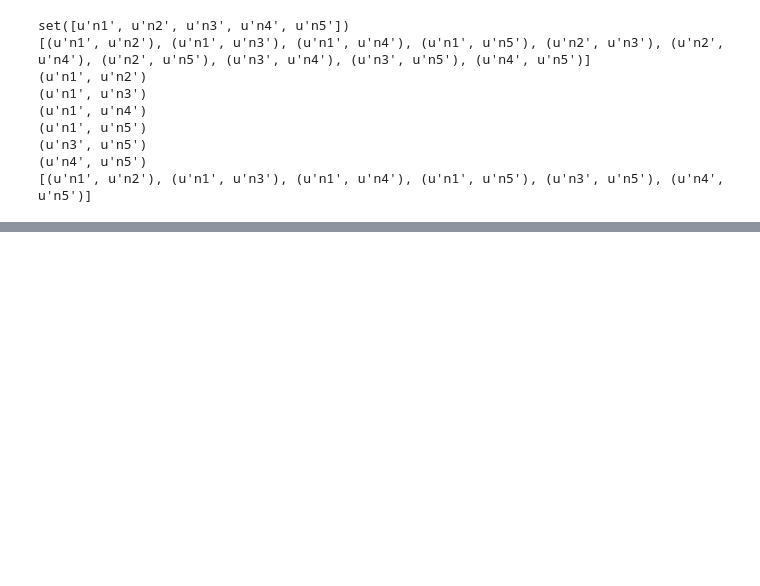
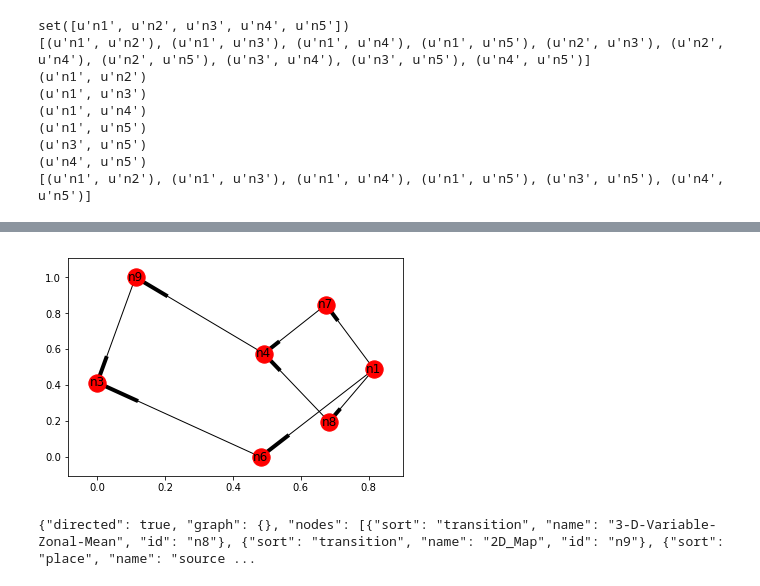
Before and after one commit to QiHaoBao/x6e6s, a Jupyter notebook: server/graphDemo.ipynb, the cells around one changed output, grey strips where cells are left out. Cells and saved outputs as stored; diff of their text form; code cells hidden in the pictures; blank space fills up the shorter version.

```diff
--- a/server/graphDemo.ipynb
+++ b/server/graphDemo.ipynb
@@ -164,0 +195,13 @@ set([u'n1', u'n2', u'n3', u'n4', u'n5'])
+# %%
+from networkx.readwrite import json_graph
+
+subG = nx.subgraph(G, sub)
+nx.draw_networkx(subG)
+plt.show()
+subG.nodes()
+
+jsonRes = json_graph.node_link_data(subG)
+print json.dumps(jsonRes)
+# %% [output]
+[figure, added]
+{"directed": true, "graph": {}, "nodes": [{"sort": "transition", "name": "3-D-Variable-Zonal-Mean", "id": "n8"}, {"sort": "transition", "name": "2D_Map", "id": "n9"}, {"sort": "place", "name": "source ...
```
Also changed, not shown: parts of 2 cells of this notebook, 1 other file.
